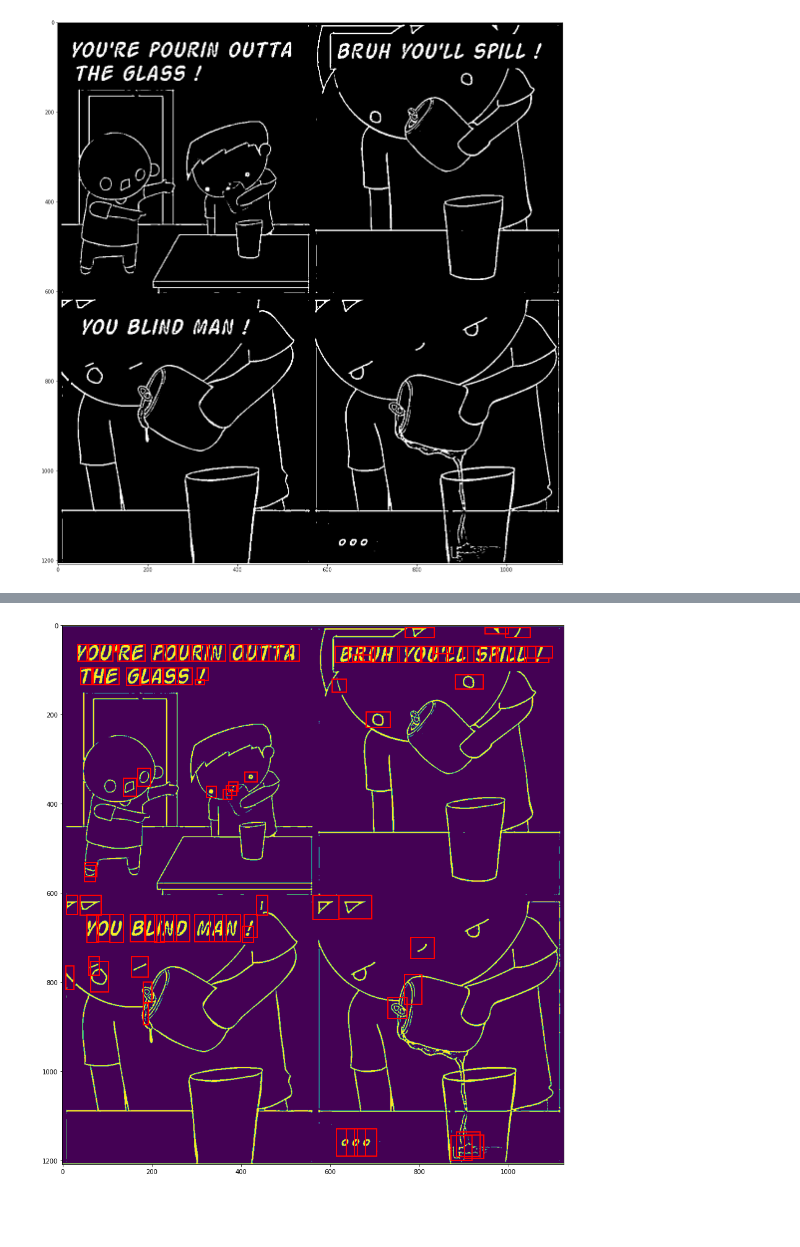
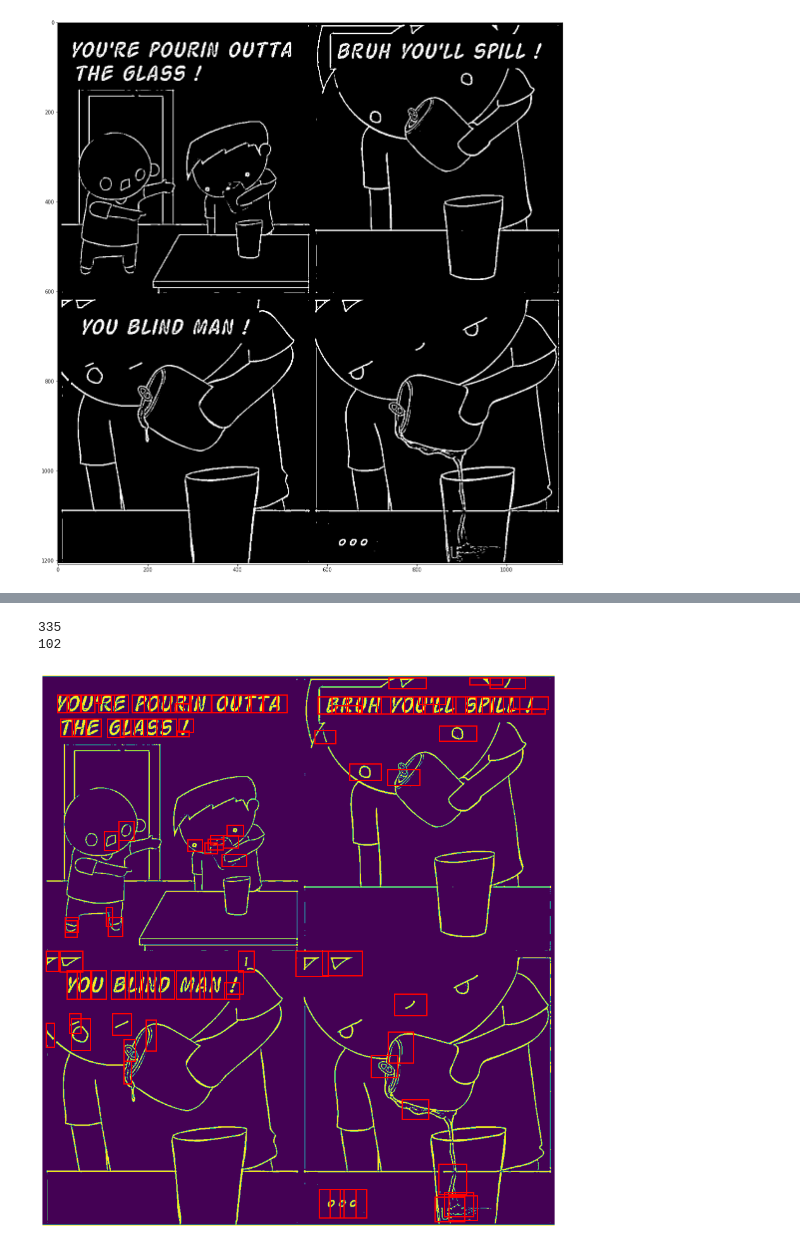
Before and after one commit to 9sphere/text-detector, a Jupyter notebook: notebooks/Text Segmentation in Image.ipynb, the cells around one changed output, grey strips where cells are left out. Drawn from its saved outputs; the diff is of its cells as text; code cells hidden in the pictures; blank space fills up the shorter version.

```diff
--- a/notebooks/Text Segmentation in Image.ipynb
+++ b/notebooks/Text Segmentation in Image.ipynb
@@ -15,7 +15,7 @@ plt.imshow(img)
 from skimage.morphology import binary_closing
 window_size = 9
 thresh_sauvola = threshold_sauvola(img, window_size=window_size)
-binary_sauvola = binary_closing(img < thresh_sauvola)
+binary_sauvola = img < thresh_sauvola
 plt.figure(figsize=(20,20))
 plt.imshow(binary_sauvola, cmap="gray")
 # %% [output]
@@ -27,7 +27,7 @@ import matplotlib.patches as mpatches
 
 label_image = label(binary_sauvola)
 
-fig, ax = plt.subplots(figsize=(10, 6))
+fig, ax = plt.subplots(figsize=(20,20))
 ax.imshow(binary_sauvola)
 
 for region in regionprops(label_image):
@@ -66,6 +56,7 @@ region_props = regionprops(label_image)
 fig, ax = plt.subplots(figsize=(20, 16))
 
 bounding_boxes = []
+print(len(region_props))
 # ignore too small areas
 for index, region in enumerate(region_props):
     minr, minc, maxr, maxc = region.bbox
@@ -79,45 +70,50 @@ for index, region in enumerate(region_props):
     should_clean = should_clean or region.eccentricity > 0.995
     should_clean = should_clean or region.solidity < 0.3
     should_clean = should_clean or region.extent < 0.2 or region.extent > 0.9
-    should_clean = should_clean or region.euler_number < -4
+#     should_clean = should_clean or region.euler_number < -4
 
     strokeWidthValues = distance_transform_edt(region.image)
     strokeWidthMetric = np.std(strokeWidthValues)/np.mean(strokeWidthValues)
     should_clean = should_clean or strokeWidthMetric < 0.4
 
 #     if should_clean:
 #         for coord in region.coords:
 #             cleaned_img[coord[0],coord[1]] = False
     if not should_clean:
-        # draw rectangle around segmented coins
-        expansionAmount = 0.02
+        expansionAmountY = 0.02
+        expansionAmountX = 0.03
         minr, minc, maxr, maxc = region.bbox
 
-        minr = int((1-expansionAmount) * minr)
-        minc = int((1-expansionAmount) * minc)
-        maxr = int((1+expansionAmount) * maxr)
-        maxc = int((1+expansionAmount) * maxc)
+        minr = np.floor((1-expansionAmountY) * minr)
+        minc = np.floor((1-expansionAmountX) * minc)
+        maxr = np.ceil((1+expansionAmountY) * maxr)
+        maxc = np.ceil((1+expansionAmountX) * maxc)
 
         bounding_boxes.append([minr, minc, maxr, maxc])
         rect = mpatches.Rectangle((minc, minr), maxc - minc, maxr - minr,
                                   fill=False, edgecolor='red', linewidth=2)
         ax.add_patch(rect)
 
-# remove ccs which have more than 3 components within them
+#remove ccs which have more than 3 components within them
 # label_heirarchy = {}
 # for iindex, iregion  in enumerate(region_props[0:-1]):
 #     count = 0
 #     for jindex, jregion in enumerate(region_props[1:]):
 #         if is_a_child(iregion, jregion):
 #             count += 1
 
 #     if count < 3:
 #         minr, minc, maxr, maxc = iregion.bbox
 #         bounding_boxes.append([minr, minc, maxr, maxc])
 
+
+ax.set_axis_off()
+print(len(bounding_boxes))
 ax.imshow(binary_sauvola)
 plt.show()
 # %% [output]
+335
+102
-[figure, old version]
+[figure, new version]
 # %%
 # https://stackoverflow.com/questions/306316/determine-if-two-rectangles-overlap-each-other
```
Also changed, not shown: parts of 5 cells of this notebook, 13 other files.
